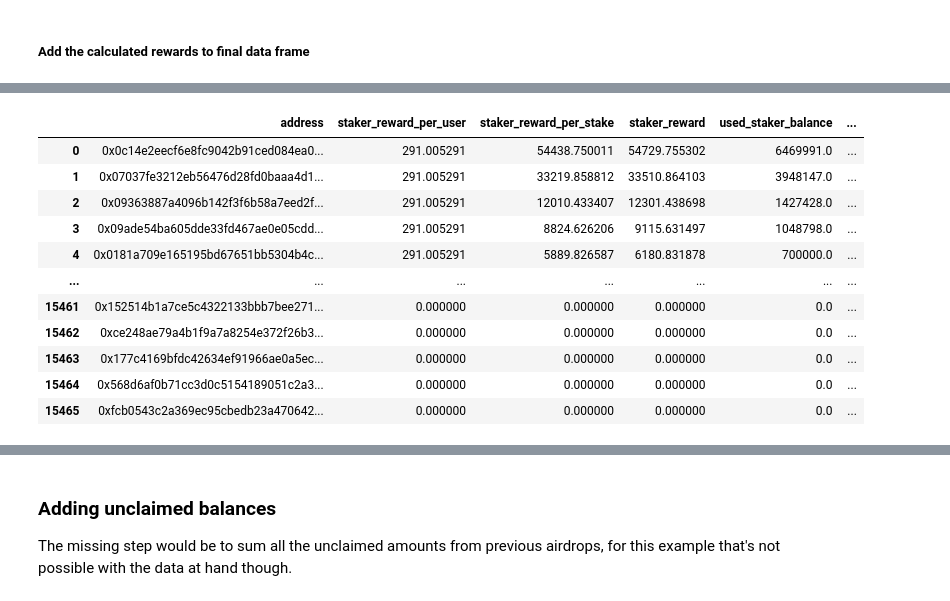
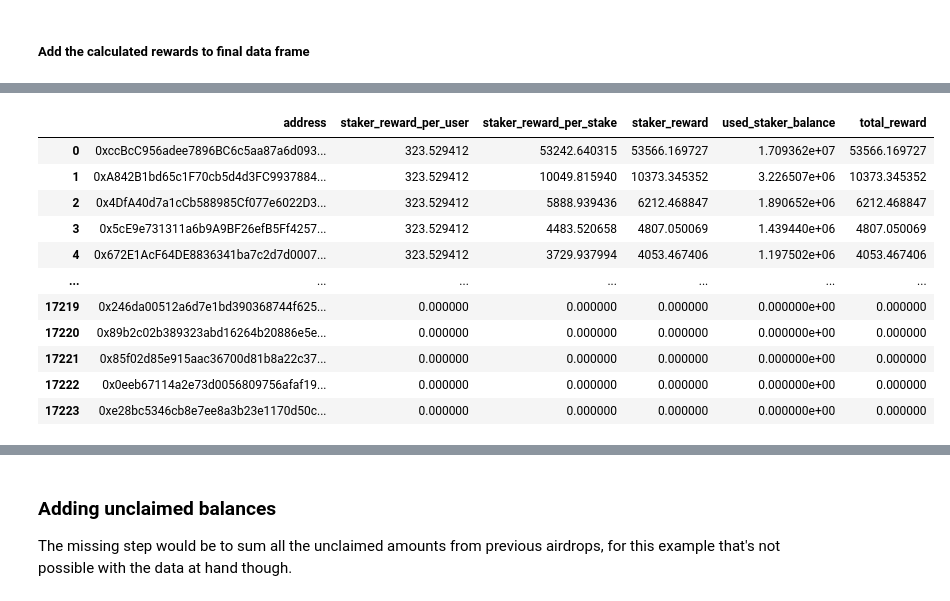
Before and after one commit to mathisbeauty/snapshot-processing, a Jupyter notebook: notebooks/pipeline.ipynb, the cells around one changed output, grey strips where cells are left out. Cells and saved outputs as stored; diff of their text form; code cells hidden in the pictures.

Commit message:
Add scraped stakers' snapshots

```diff
--- a/notebooks/pipeline.ipynb
+++ b/notebooks/pipeline.ipynb
@@ -334,7 +369,9 @@ rewards_stakers_df.insert(len(rewards_stakers_df.columns), 'staker_reward_per_us
 
 total_stake = eligible_addresses_stakers['balance'].sum()
 
-rewards_stakers_df['staker_reward_per_stake'] = rewards_stakers_df.apply(lambda x: half_staking_reward * np.double(x['balance']) / np.double(total_stake) / CONVERT_TO_FULL_BALANCE_SDAO, axis=1)
+rewards_stakers_df['staker_reward_per_stake'] = rewards_stakers_df.apply(lambda x: half_staking_reward * np.double(x['balance']) / np.double(total_stake), axis=1)
+
+rewards_stakers_df['staker_reward_per_stake'] /= CONVERT_TO_FULL_BALANCE_SDAO
 
 display(rewards_stakers_df)
 
@@ -355,11 +392,11 @@ print('Allocated reward (stakers, total): %s' % (TOTAL_STAKING_REWARD / CONVERT_
 print('Calculated reward (stakers, total): %s' % (calculated_staker_reward_per_user + calculated_staker_reward_per_stake))
 print()
 
-per_user_error = calculated_staker_reward_per_user != adjusted_half_staker_reward
+per_user_error = abs(calculated_staker_reward_per_user - adjusted_half_staker_reward) > MAXIMUM_ERROR_SDAO
 
-per_stake_error = calculated_staker_reward_per_stake != adjusted_half_staker_reward
+per_stake_error = abs(calculated_staker_reward_per_stake - adjusted_half_staker_reward) > MAXIMUM_ERROR_SDAO
 
-total_error = (calculated_staker_reward_per_user + calculated_staker_reward_per_stake) != (adjusted_half_staker_reward * 2)
+total_error = abs((calculated_staker_reward_per_user + calculated_staker_reward_per_stake) - (adjusted_half_staker_reward * 2)) > MAXIMUM_ERROR_SDAO
 
 if per_user_error or per_stake_error or total_error:
     raise Exception('Error calculating rewards (stakers)', 'final reward sum does not match allocated reward')
@@ -392,10 +429,11 @@ Calculated reward (stakers, total): 550000.0
 # %%
 rewards_stakers_df['balance'] /= CONVERT_TO_FULL_BALANCE_AGI
 
-addresses_df = append_column_by_address(addresses_df, rewards_stakers_df, 'staker_reward_per_user')
-addresses_df = append_column_by_address(addresses_df, rewards_stakers_df, 'staker_reward_per_stake')
-addresses_df['staker_reward'] = addresses_df['staker_reward_per_user'] + addresses_df['staker_reward_per_stake']
-addresses_df = append_column_by_address(addresses_df, rewards_stakers_df, 'balance', 'used_staker_balance')
+if CALCULATE_STAKERS:
+    addresses_df = append_column_by_address(addresses_df, rewards_stakers_df, 'staker_reward_per_user')
+    addresses_df = append_column_by_address(addresses_df, rewards_stakers_df, 'staker_reward_per_stake')
+    addresses_df['staker_reward'] = addresses_df['staker_reward_per_user'] + addresses_df['staker_reward_per_stake']
+    addresses_df = append_column_by_address(addresses_df, rewards_stakers_df, 'balance', 'used_staker_balance')
 
 display(addresses_df)
 # %% [output]
@@ -482,19 +520,34 @@ Calculated reward (holders and LP): 825000.0
 # %%
 # Add rewards to final data frame
 
-addresses_df = append_column_by_address(addresses_df, holder_rewards_df, 'reward', 'holder_reward')
-addresses_df = append_column_by_address(addresses_df, holder_rewards_df, 'balance', 'used_holder_balance')
-addresses_df = append_column_by_address(addresses_df, lp_rewards_df, 'reward', 'lp_reward')
-addresses_df = append_column_by_address(addresses_df, lp_rewards_df, 'balance', 'used_lp_balance')
-addresses_df['total_reward'] = addresses_df['staker_reward_per_user'] + addresses_df['staker_reward_per_stake'] + addresses_df['holder_reward'] + addresses_df['lp_reward']
+if CALCULATE_HOLDERS_AND_LP:
+    addresses_df = append_column_by_address(addresses_df, holder_rewards_df, 'reward', 'holder_reward')
+    addresses_df = append_column_by_address(addresses_df, holder_rewards_df, 'balance', 'used_holder_balance')
+    addresses_df = append_column_by_address(addresses_df, lp_rewards_df, 'reward', 'lp_reward')
+    addresses_df = append_column_by_address(addresses_df, lp_rewards_df, 'balance', 'used_lp_balance')
 
-total_calculated_reward = (addresses_df['total_reward'] * CONVERT_TO_FULL_BALANCE_SDAO).sum()
+addresses_df['total_reward'] = 0
 
-if total_calculated_reward != float(TOTAL_REWARD + TOTAL_STAKING_REWARD):
-    print('Total rounding error: %s SDAO' % '{:.18f}'.format((TOTAL_REWARD + TOTAL_STAKING_REWARD) - (addresses_df['total_reward'] * CONVERT_TO_FULL_BALANCE_SDAO).sum()))
+if CALCULATE_HOLDERS_AND_LP:
+    addresses_df['total_reward'] = addresses_df['holder_reward'] + addresses_df['lp_reward']
+
+if CALCULATE_STAKERS:
+    addresses_df['total_reward'] += addresses_df['staker_reward_per_user'] + addresses_df['staker_reward_per_stake']
+
+total_calculated_reward = (addresses_df['total_reward']).sum()
+
+expected_reward = 0
+if CALCULATE_HOLDERS_AND_LP:
+    expected_reward = TOTAL_REWARD
+
+if CALCULATE_STAKERS:
+    expected_reward += TOTAL_STAKING_REWARD
+
+expected_reward /= CONVERT_TO_FULL_BALANCE_SDAO
+
+if abs(total_calculated_reward - float(expected_reward)) > MAXIMUM_ERROR_SDAO:
+    print('Total rounding error: %s SDAO' % '{:.18f}'.format(abs(total_calculated_reward - float(expected_reward))))
     raise Exception('Error calculating rewards', 'final reward sum does not match allocated reward')
-
-total_calculated_reward /= CONVERT_TO_FULL_BALANCE_SDAO
 
 # Sort addresses by total reward (descending) and recalculate indexes
 
@@ -502,11 +555,13 @@ addresses_df = addresses_df.sort_values('total_reward', ascending=False)
 addresses_df = addresses_df.reset_index(drop=True)
 
 print()
-print('Allocated reward (stakers, holders and LP): %s' % (float(TOTAL_REWARD + TOTAL_STAKING_REWARD) / CONVERT_TO_FULL_BALANCE_SDAO))
+print('Allocated reward (stakers, holders and LP): %s' % expected_reward)
 print('Calculated reward (stakers, holders and LP): %s' % total_calculated_reward)
 print()
 
 print()
 print('Final rewards')
 display(addresses_df)
+
+addresses_df.to_csv('../rewards/rewards-stakers.csv')
 # %% [output]
@@ -527,15 +570,15 @@ Calculated reward (stakers, holders and LP): 1375000.0
 
 
 Final rewards
-|  | address | staker_reward_per_user | staker_reward_per_stake | staker_reward | used_staker_balance | ... |
-| 0 | 0x0c14e2eecf6e8fc9042b91ced084ea0... | 291.005291 | 54438.750011 | 54729.755302 | 6469991.0 | ... |
-| 1 | 0x07037fe3212eb56476d28fd0baaa4d1... | 291.005291 | 33219.858812 | 33510.864103 | 3948147.0 | ... |
-| 2 | 0x09363887a4096b142f3f6b58a7eed2f... | 291.005291 | 12010.433407 | 12301.438698 | 1427428.0 | ... |
-| 3 | 0x09ade54ba605dde33fd467ae0e05cdd... | 291.005291 | 8824.626206 | 9115.631497 | 1048798.0 | ... |
-| 4 | 0x0181a709e165195bd67651bb5304b4c... | 291.005291 | 5889.826587 | 6180.831878 | 700000.0 | ... |
+|  | address | staker_reward_per_user | staker_reward_per_stake | staker_reward | used_staker_balance | total_reward |
+| 0 | 0xccBcC956adee7896BC6c5aa87a6d093... | 323.529412 | 53242.640315 | 53566.169727 | 1.709362e+07 | 53566.169727 |
+| 1 | 0xA842B1bd65c1F70cb5d4d3FC9937884... | 323.529412 | 10049.815940 | 10373.345352 | 3.226507e+06 | 10373.345352 |
+| 2 | 0x4DfA40d7a1cCb588985Cf077e6022D3... | 323.529412 | 5888.939436 | 6212.468847 | 1.890652e+06 | 6212.468847 |
+| 3 | 0x5cE9e731311a6b9A9BF26efB5Ff4257... | 323.529412 | 4483.520658 | 4807.050069 | 1.439440e+06 | 4807.050069 |
+| 4 | 0x672E1AcF64DE8836341ba7c2d7d0007... | 323.529412 | 3729.937994 | 4053.467406 | 1.197502e+06 | 4053.467406 |
 | ... | ... | ... | ... | ... | ... | ... |
-| 15461 | 0x152514b1a7ce5c4322133bbb7bee271... | 0.000000 | 0.000000 | 0.000000 | 0.0 | ... |
-| 15462 | 0xce248ae79a4b1f9a7a8254e372f26b3... | 0.000000 | 0.000000 | 0.000000 | 0.0 | ... |
-| 15463 | 0x177c4169bfdc42634ef91966ae0a5ec... | 0.000000 | 0.000000 | 0.000000 | 0.0 | ... |
-| 15464 | 0x568d6af0b71cc3d0c5154189051c2a3... | 0.000000 | 0.000000 | 0.000000 | 0.0 | ... |
-| 15465 | 0xfcb0543c2a369ec95cbedb23a470642... | 0.000000 | 0.000000 | 0.000000 | 0.0 | ... |
+| 17219 | 0x246da00512a6d7e1bd390368744f625... | 0.000000 | 0.000000 | 0.000000 | 0.000000e+00 | 0.000000 |
+| 17220 | 0x89b2c02b389323abd16264b20886e5e... | 0.000000 | 0.000000 | 0.000000 | 0.000000e+00 | 0.000000 |
+| 17221 | 0x85f02d85e915aac36700d81b8a22c37... | 0.000000 | 0.000000 | 0.000000 | 0.000000e+00 | 0.000000 |
+| 17222 | 0x0eeb67114a2e73d0056809756afaf19... | 0.000000 | 0.000000 | 0.000000 | 0.000000e+00 | 0.000000 |
+| 17223 | 0xe28bc5346cb8e7ee8a3b23e1170d50c... | 0.000000 | 0.000000 | 0.000000 | 0.000000e+00 | 0.000000 |
```
Also changed, not shown: parts of 12 cells of this notebook, 7 other files.
